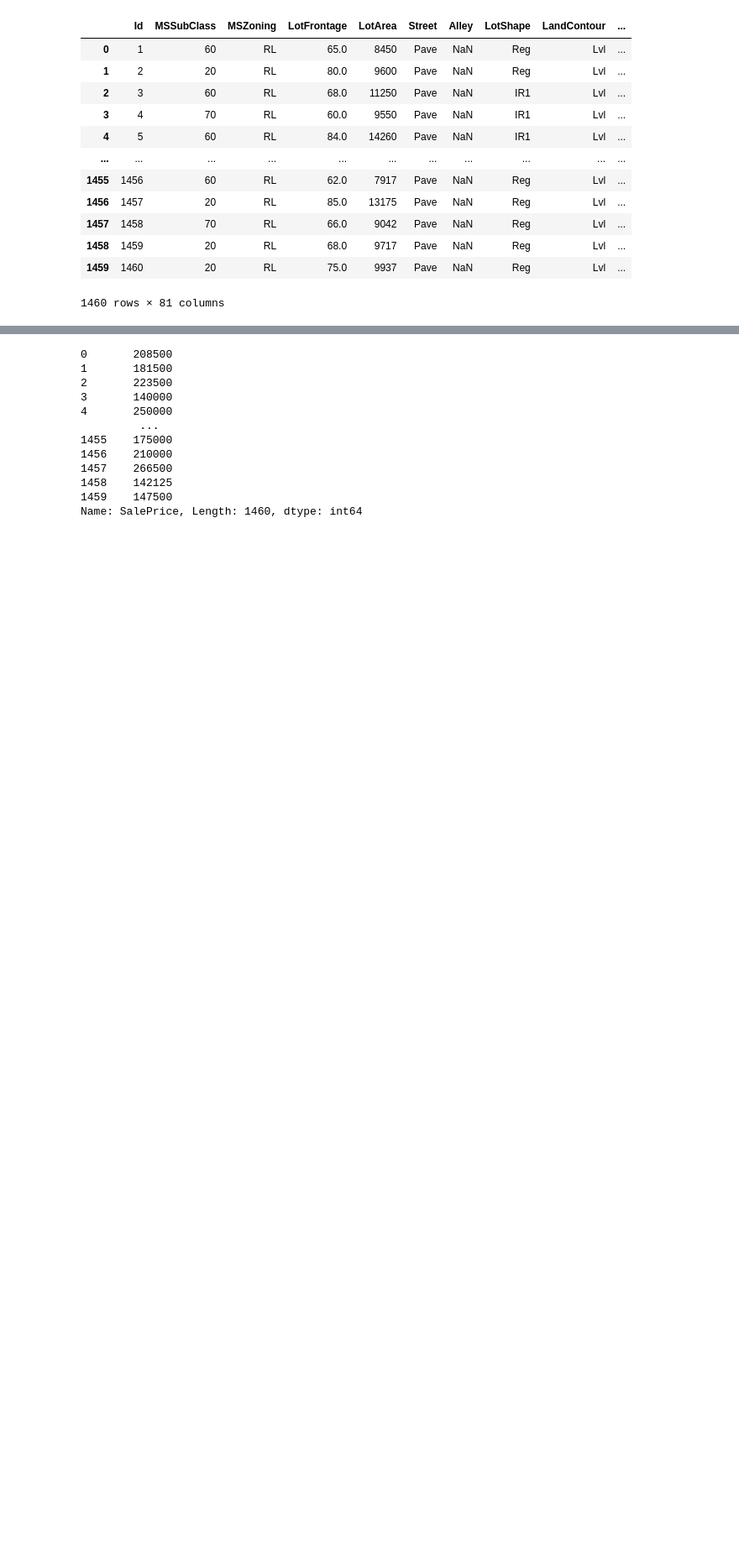
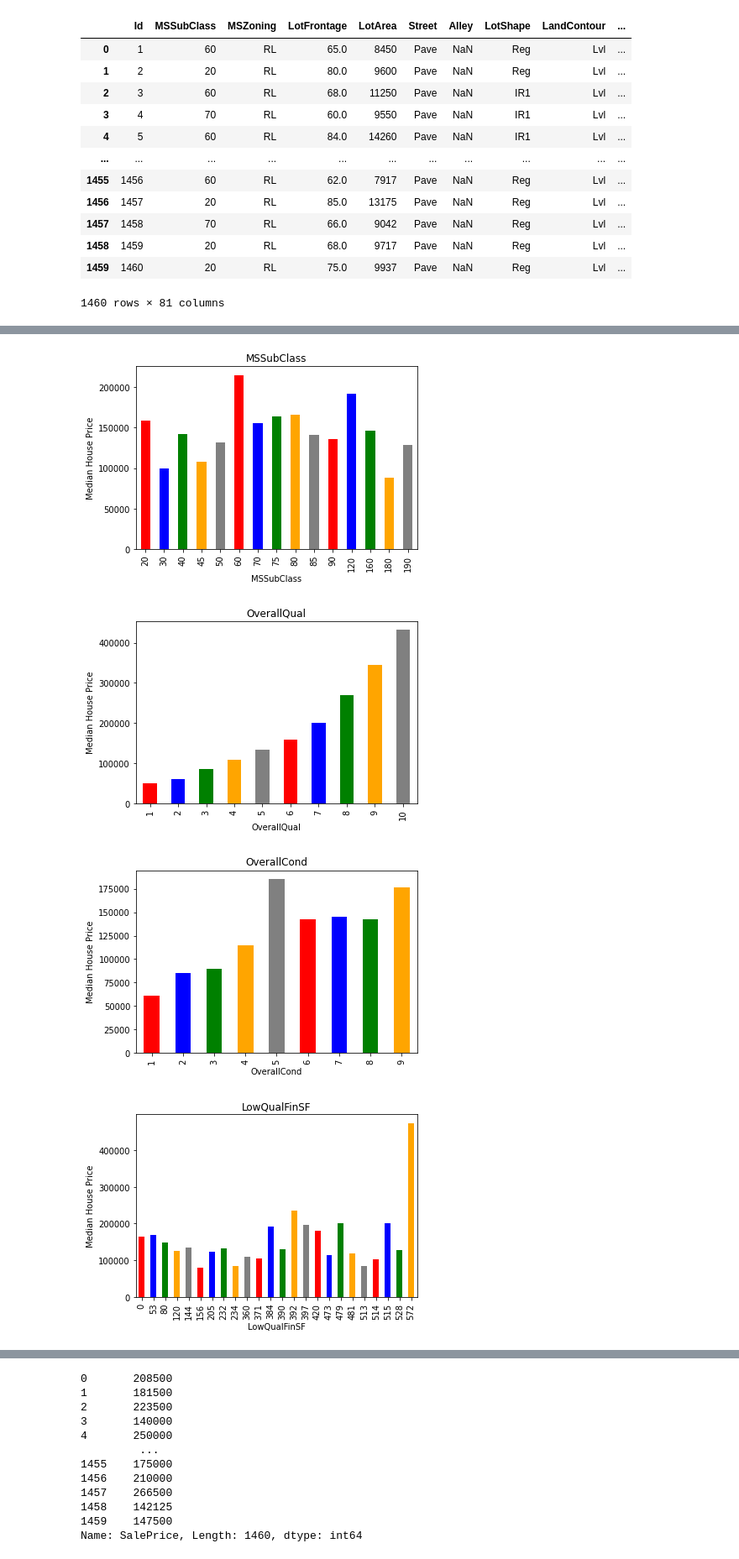
Before and after one commit to BaluGovind/Housing-Prices_Kaggle, a Jupyter notebook: House_price_prediction.ipynb, the cells around one changed output, grey strips where cells are left out. Shown at 84% size. Cells and saved outputs as stored; diff of their text form; code cells hidden in the pictures; blank space fills up the shorter version.

```diff
--- a/House_price_prediction.ipynb
+++ b/House_price_prediction.ipynb
@@ -30,0 +120,3 @@ data
+# %%
+discrete_features = [feature for feature in numerical_features if len(data[feature].unique())<25 and feature not in year_columns+ ['Id']]
+print('Total discrete features:  ', len(discrete_features))
@@ -30,0 +130,13 @@ data
+# %%
+for feature in discrete_features:
+    data_set = data.copy()
+    data_set.groupby(feature)['SalePrice'].median().plot.bar(color=('red', 'blue', 'green', 'orange', 'grey'))
+    plt.xlabel(feature)
+    plt.ylabel('Median House Price')
+    plt.title(feature)
+    plt.show()
+# %% [output]
+[figure, added]
+[figure, added]
+[figure, added]
+[figure, added]
```
Also changed, not shown: parts of 33 cells of this notebook.
